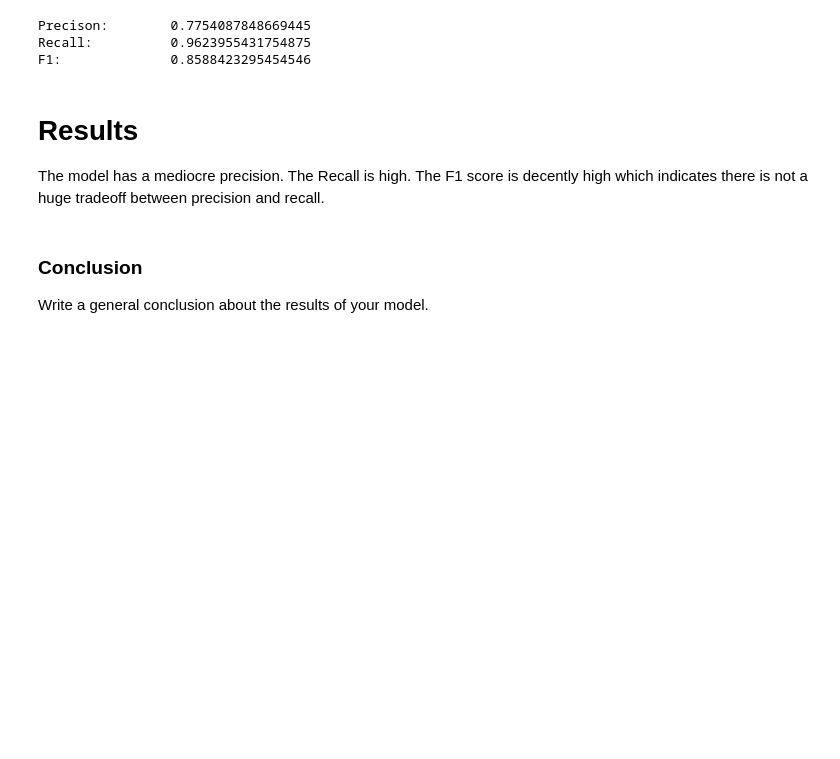
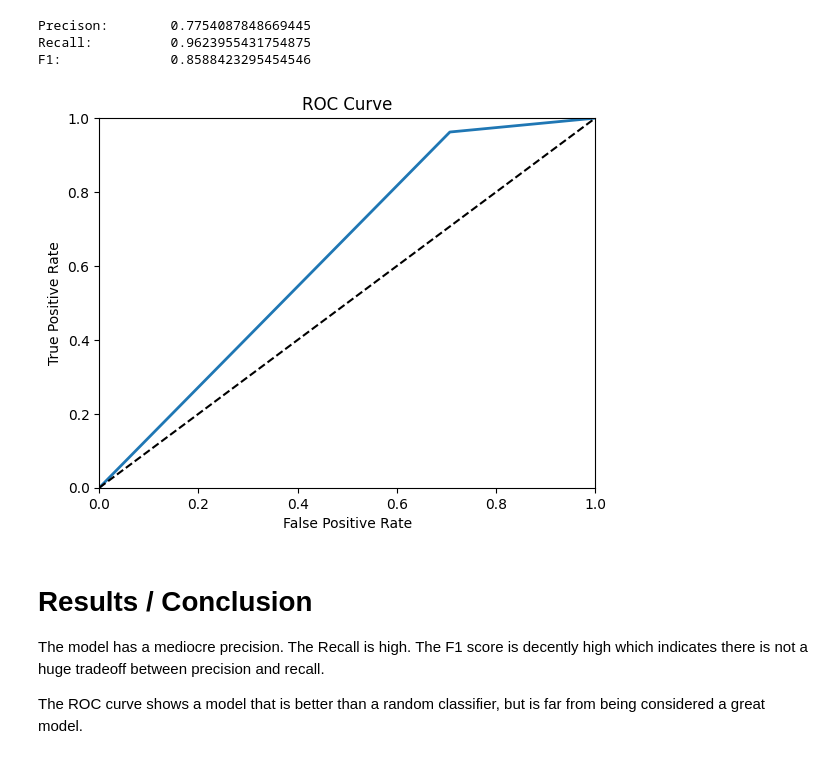
Before and after one commit to zaccowan/MLA_ZSC, a Jupyter notebook: MLA2_ZSC.ipynb, the cells around one changed output. Drawn from its saved outputs; the diff is of its cells as text; code cells hidden in the pictures; blank space fills up the shorter version.

```diff
--- a/MLA2_ZSC.ipynb
+++ b/MLA2_ZSC.ipynb
@@ -425,11 +424,20 @@ print("F1:\t\t",f1_score(y2_test, y2_pred))
 Precison:        0.7754087848669445
 Recall:          0.9623955431754875
 F1:              0.8588423295454546
+# %%
+fpr, tpr, _ = roc_curve(y2_test, y2_pred)
+plot_roc_curve(fpr, tpr)
+plt.title("ROC Curve")
+plt.xlabel("False Positive Rate")
+plt.ylabel("True Positive Rate")
+plt.show()
+# %% [output]
+[figure, added]
 # %% [markdown]
-# Results
+# Results / Conclusion
 The model has a mediocre precision.
 The Recall is high.
 The F1 score is decently high which indicates there is not a huge tradeoff between precision and recall.
+
+
+The ROC curve shows a model that is better than a random classifier, but is far from being considered a great model.
-# %% [markdown]
-### Conclusion
-Write a general conclusion about the results of your model.
```
Also changed, not shown: parts of 21 cells of this notebook.
